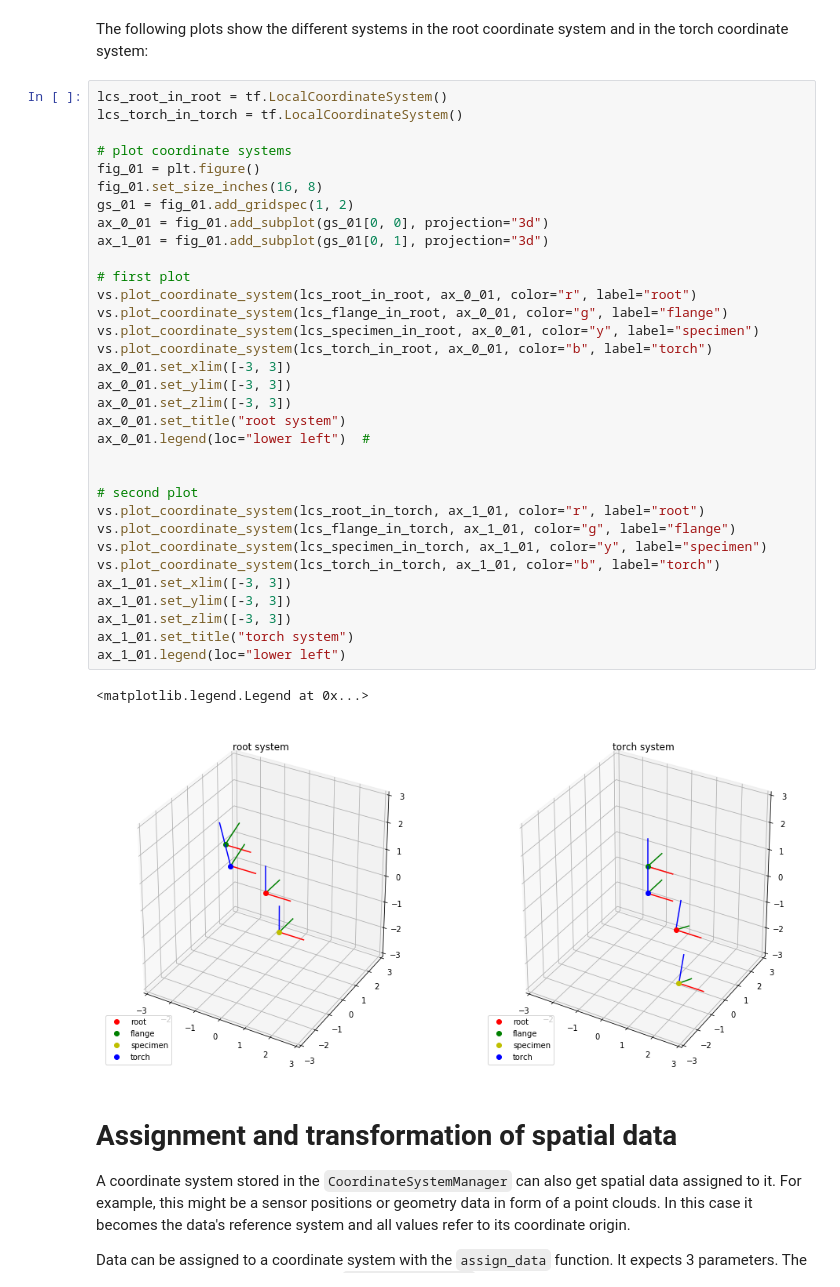
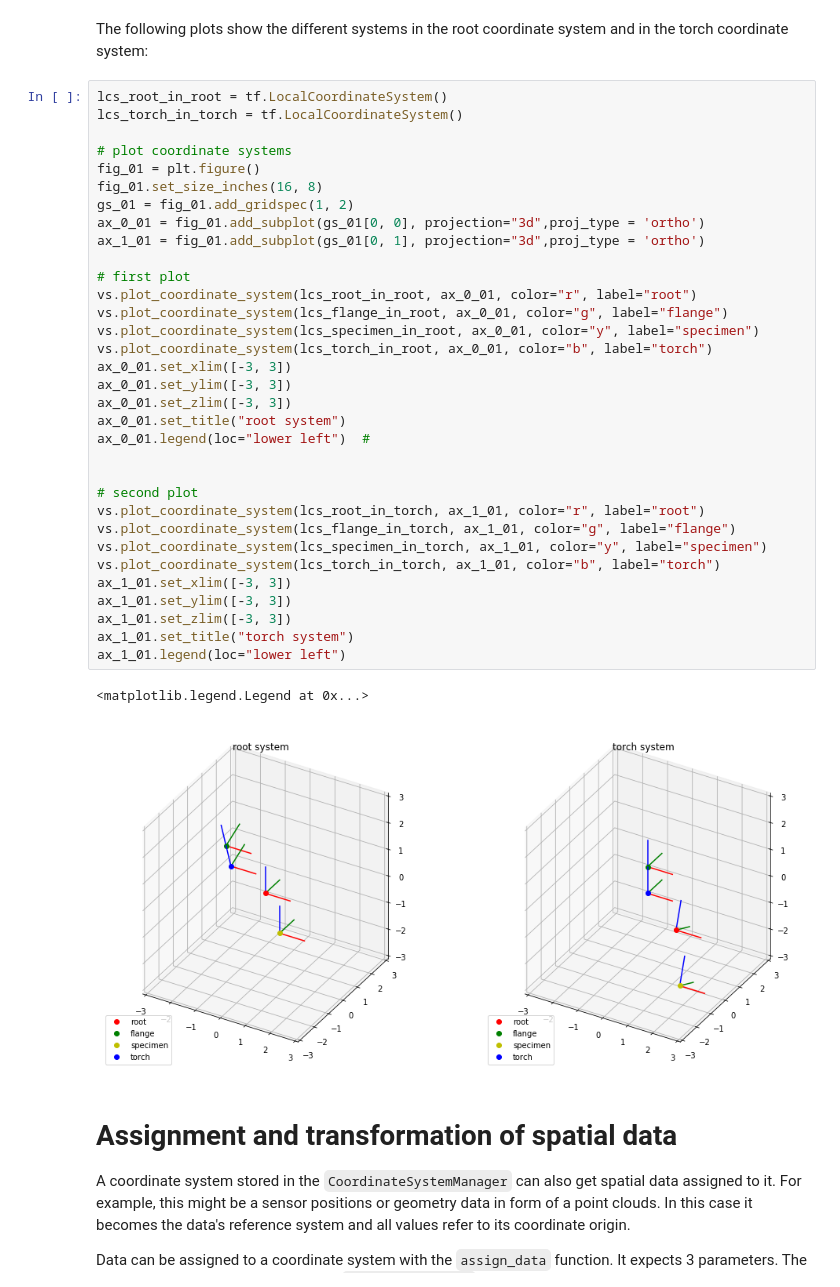
Before and after one commit to BAMWelDX/weldx, a Jupyter notebook: tutorials/transformations_02_coordinate_system_manager.ipynb, the cells around one changed output. Drawn from its saved outputs; the diff is of its cells as text.

```diff
--- a/tutorials/transformations_02_coordinate_system_manager.ipynb
+++ b/tutorials/transformations_02_coordinate_system_manager.ipynb
@@ -59,36 +57,36 @@ lcs_torch_in_torch = tf.LocalCoordinateSystem()
 
 # plot coordinate systems
 fig_01 = plt.figure()
 fig_01.set_size_inches(16, 8)
 gs_01 = fig_01.add_gridspec(1, 2)
-ax_0_01 = fig_01.add_subplot(gs_01[0, 0], projection="3d")
-ax_1_01 = fig_01.add_subplot(gs_01[0, 1], projection="3d")
+ax_0_01 = fig_01.add_subplot(gs_01[0, 0], projection="3d",proj_type = 'ortho')
+ax_1_01 = fig_01.add_subplot(gs_01[0, 1], projection="3d",proj_type = 'ortho')
 
 # first plot
 vs.plot_coordinate_system(lcs_root_in_root, ax_0_01, color="r", label="root")
 vs.plot_coordinate_system(lcs_flange_in_root, ax_0_01, color="g", label="flange")
 vs.plot_coordinate_system(lcs_specimen_in_root, ax_0_01, color="y", label="specimen")
 vs.plot_coordinate_system(lcs_torch_in_root, ax_0_01, color="b", label="torch")
 ax_0_01.set_xlim([-3, 3])
 ax_0_01.set_ylim([-3, 3])
 ax_0_01.set_zlim([-3, 3])
 ax_0_01.set_title("root system")
 ax_0_01.legend(loc="lower left")  #
 
 
 # second plot
 vs.plot_coordinate_system(lcs_root_in_torch, ax_1_01, color="r", label="root")
 vs.plot_coordinate_system(lcs_flange_in_torch, ax_1_01, color="g", label="flange")
 vs.plot_coordinate_system(lcs_specimen_in_torch, ax_1_01, color="y", label="specimen")
 vs.plot_coordinate_system(lcs_torch_in_torch, ax_1_01, color="b", label="torch")
 ax_1_01.set_xlim([-3, 3])
 ax_1_01.set_ylim([-3, 3])
 ax_1_01.set_zlim([-3, 3])
 ax_1_01.set_title("torch system")
 ax_1_01.legend(loc="lower left")
 # %% [output]
 <matplotlib.legend.Legend at 0x...>
-[figure, old version]
+[figure, new version]
 # %% [markdown]
 # Assignment and transformation of spatial data
 
```
Also changed, not shown: parts of 3 cells of this notebook.
